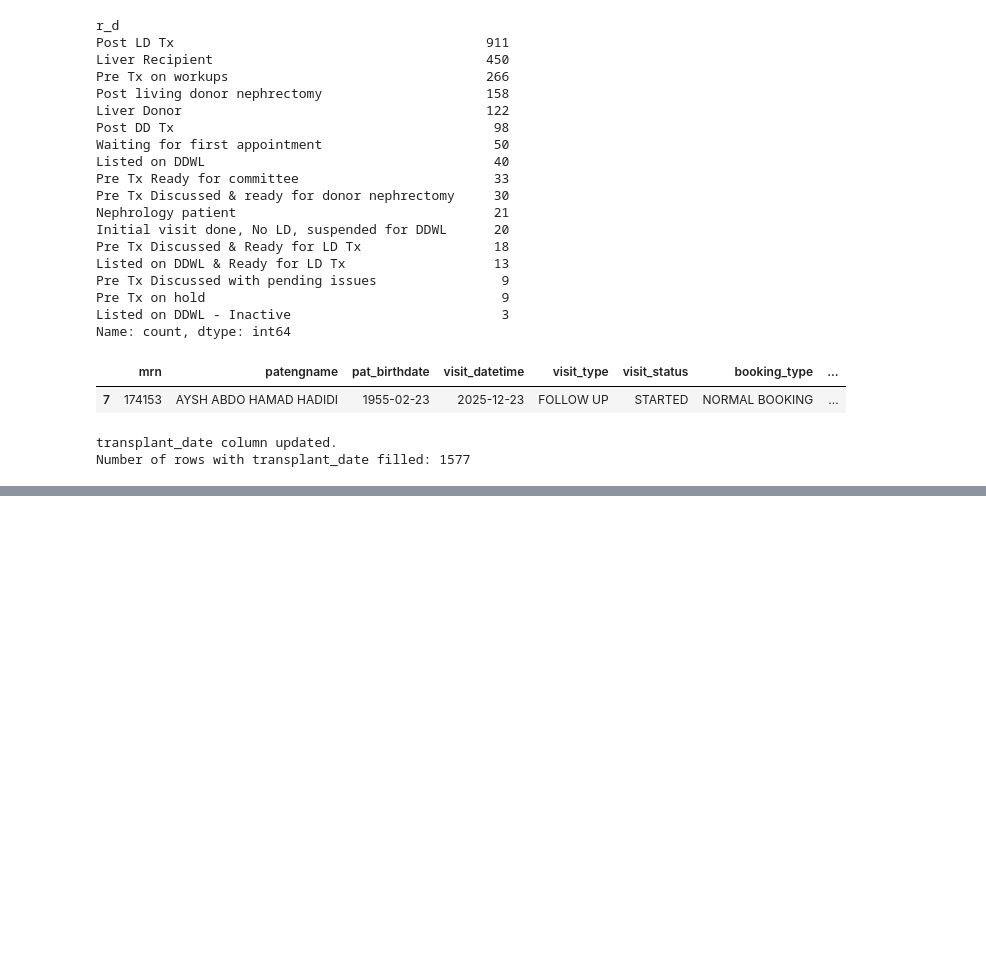
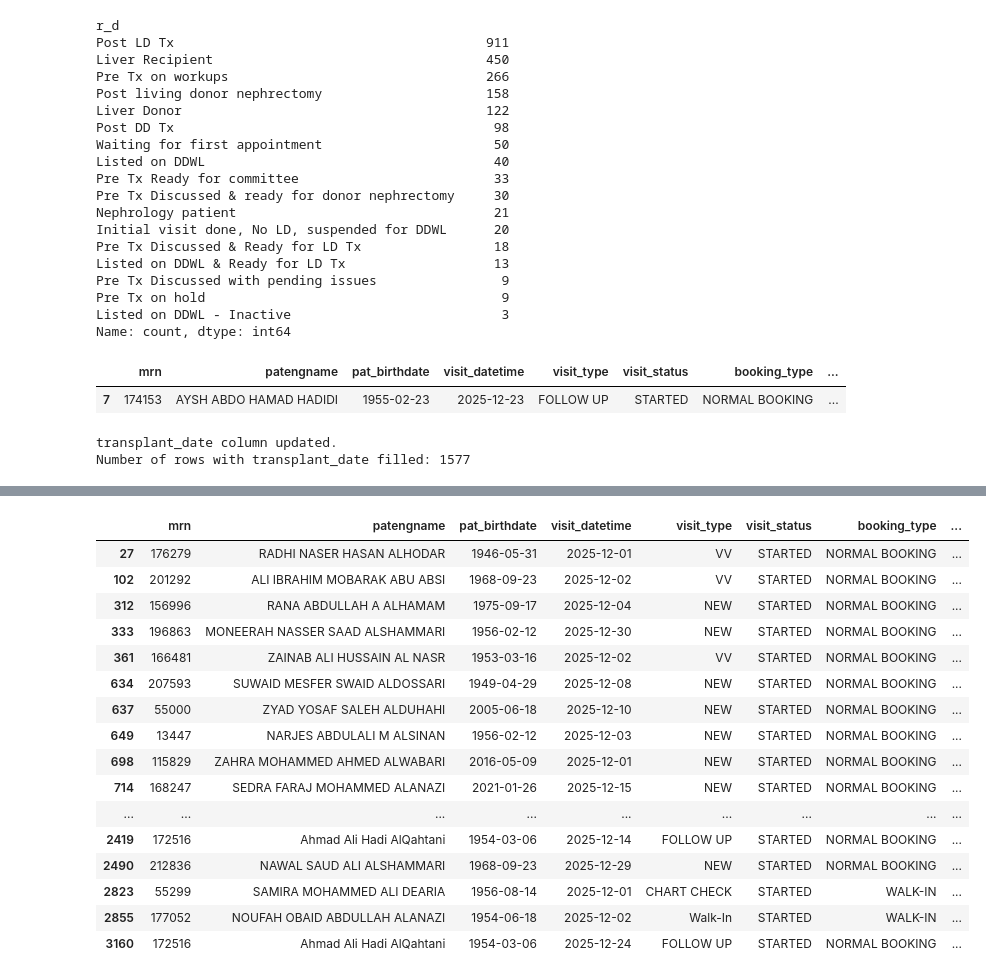
Before and after one commit to maheration/excel-quality-pipeline, a Jupyter notebook: notebooks/01_pipeline_discovery.ipynb, the cells around one changed output, grey strips where cells are left out. Drawn from its saved outputs; the diff is of its cells as text; code cells hidden in the pictures; blank space fills up the shorter version.

```diff
--- a/notebooks/01_pipeline_discovery.ipynb
+++ b/notebooks/01_pipeline_discovery.ipynb
@@ -591,0 +594,20 @@ df.loc[tx_dt.notna() & (df["days"] > 0), "patient_type"] = "post"
+# %%
+df[df['r_d'] == 'Nephrology patient']
+# %% [output]
+|  | mrn | patengname | pat_birthdate | visit_datetime | visit_type | visit_status | booking_type | ... |
+| 27 | 176279 | RADHI NASER HASAN ALHODAR | 1946-05-31 | 2025-12-01 | VV | STARTED | NORMAL BOOKING | ... |
+| 102 | 201292 | ALI IBRAHIM MOBARAK ABU ABSI | 1968-09-23 | 2025-12-02 | VV | STARTED | NORMAL BOOKING | ... |
+| 312 | 156996 | RANA ABDULLAH A ALHAMAM | 1975-09-17 | 2025-12-04 | NEW | STARTED | NORMAL BOOKING | ... |
+| 333 | 196863 | MONEERAH NASSER SAAD ALSHAMMARI | 1956-02-12 | 2025-12-30 | NEW | STARTED | NORMAL BOOKING | ... |
+| 361 | 166481 | ZAINAB ALI HUSSAIN AL NASR | 1953-03-16 | 2025-12-02 | VV | STARTED | NORMAL BOOKING | ... |
+| 634 | 207593 | SUWAID MESFER SWAID ALDOSSARI | 1949-04-29 | 2025-12-08 | NEW | STARTED | NORMAL BOOKING | ... |
+| 637 | 55000 | ZYAD YOSAF SALEH ALDUHAHI | 2005-06-18 | 2025-12-10 | NEW | STARTED | NORMAL BOOKING | ... |
+| 649 | 13447 | NARJES ABDULALI M ALSINAN | 1956-02-12 | 2025-12-03 | NEW | STARTED | NORMAL BOOKING | ... |
+| 698 | 115829 | ZAHRA MOHAMMED AHMED ALWABARI | 2016-05-09 | 2025-12-01 | NEW | STARTED | NORMAL BOOKING | ... |
+| 714 | 168247 | SEDRA FARAJ MOHAMMED ALANAZI | 2021-01-26 | 2025-12-15 | NEW | STARTED | NORMAL BOOKING | ... |
+| ... | ... | ... | ... | ... | ... | ... | ... | ... |
+| 2419 | 172516 | Ahmad Ali Hadi AlQahtani | 1954-03-06 | 2025-12-14 | FOLLOW UP | STARTED | NORMAL BOOKING | ... |
+| 2490 | 212836 | NAWAL SAUD ALI ALSHAMMARI | 1968-09-23 | 2025-12-29 | NEW | STARTED | NORMAL BOOKING | ... |
+| 2823 | 55299 | SAMIRA MOHAMMED ALI DEARIA | 1956-08-14 | 2025-12-01 | CHART CHECK | STARTED | WALK-IN | ... |
+| 2855 | 177052 | NOUFAH OBAID ABDULLAH ALANAZI | 1954-06-18 | 2025-12-02 | Walk-In | STARTED | WALK-IN | ... |
+| 3160 | 172516 | Ahmad Ali Hadi AlQahtani | 1954-03-06 | 2025-12-24 | FOLLOW UP | STARTED | NORMAL BOOKING | ... |
```
Also changed, not shown: parts of 7 cells of this notebook.
